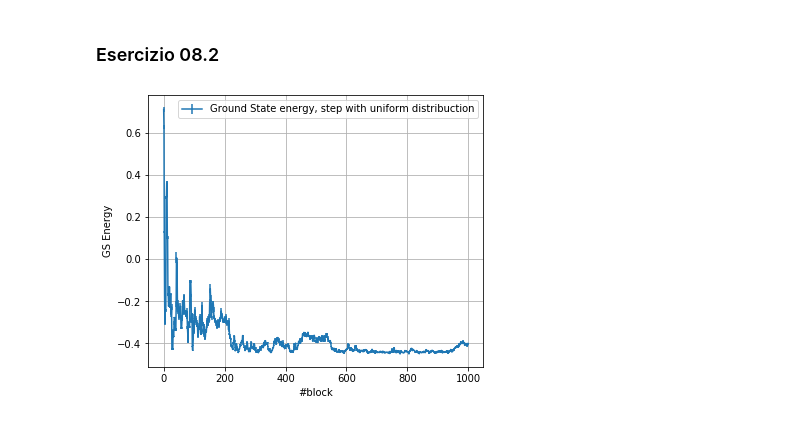
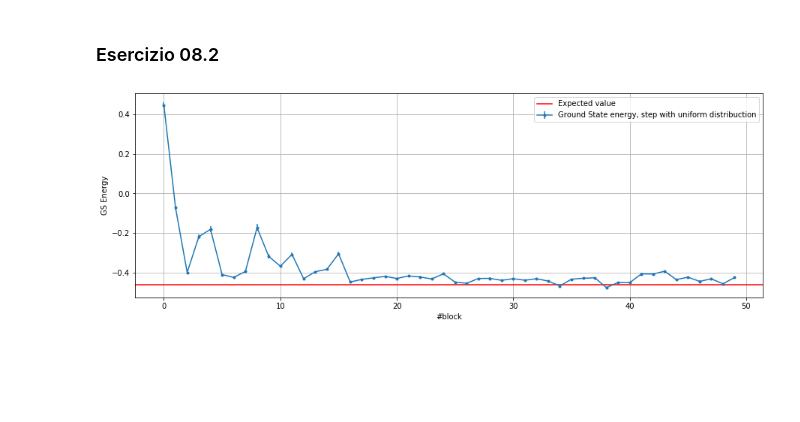
Before and after one commit to dariopullia/Numerical_Simulations_Lab, a Jupyter notebook: 08/Lezione8.ipynb, the cells around one changed output. Drawn from its saved outputs; the diff is of its cells as text; code cells hidden in the pictures; blank space fills up the shorter version.

```diff
--- a/08/Lezione8.ipynb
+++ b/08/Lezione8.ipynb
@@ -35,16 +35,16 @@ Scelgo che mi va bene l'errore finale, ottenuto con 100000 punti
 ### Esercizio 08.2
 # %%
 E, ErrorE = np.loadtxt("data02/data02.dat", usecols=(0,1), delimiter=' ', unpack='true')
-x = np.arange(1000)
-fig=plt.figure(figsize=(6, 5))
+x = np.arange(50)
+fig=plt.figure(figsize=(15, 5))
 
-plt.errorbar(x,E, yerr=ErrorE, label="Ground State energy, step with uniform distribuction")
+plt.errorbar(x,E, yerr=ErrorE,marker=".", label="Ground State energy, step with uniform distribuction")
 
 plt.xlabel('#block')
 plt.ylabel('GS Energy')
-#plt.axhline(y = -0.46046587969271513, color = 'r', linestyle = '-',label="Expected value")
+plt.axhline(y = -0.46046587969271513, color = 'r', linestyle = '-',label="Expected value")
 plt.grid(True)
 plt.legend()
 plt.show()
 # %% [output]
-[figure, old version]
+[figure, new version]
```
Also changed, not shown: parts of 5 cells of this notebook, 10 other files.
